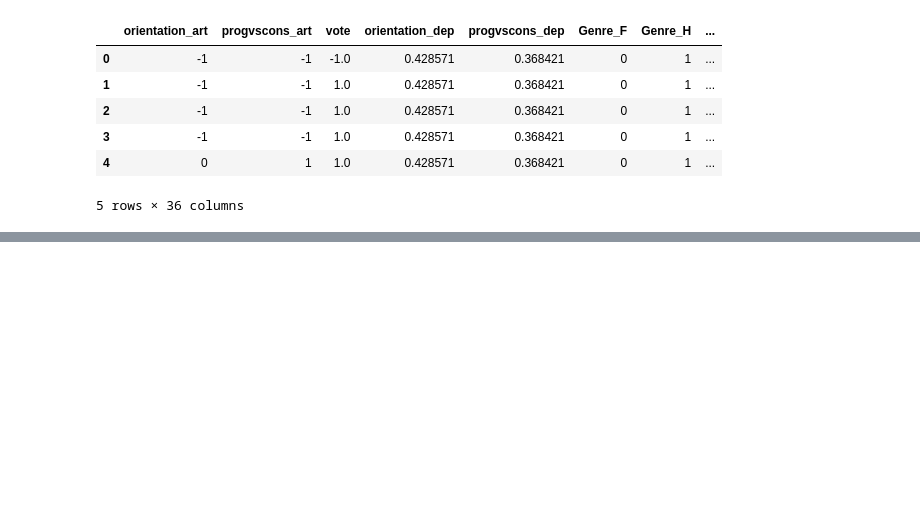
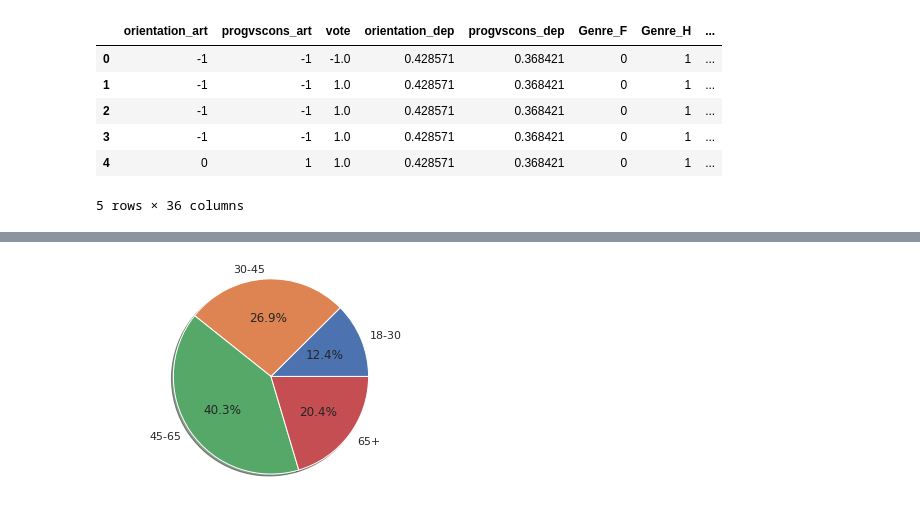
Before and after one commit to blanchemarion/project2_vote_pred, a Jupyter notebook: Code/new_data_processing.ipynb, the cells around one changed output, grey strips where cells are left out. Cells and saved outputs as stored; diff of their text form; code cells hidden in the pictures; blank space fills up the shorter version.

```diff
--- a/Code/new_data_processing.ipynb
+++ b/Code/new_data_processing.ipynb
@@ -189,5 +198,10 @@ Index(['name', 'group', 'Âge', 'vote', 'orientation', 'progvscons'], dtype='obj
 # %%
-prepared_df = pd.merge(final_df, counts_df, on=['name', 'group', 'Âge'], how='inner')
-prepared_df.rename(columns={'orientation_x': 'orientation_art', 'progvscons_x': 'progvscons_art', 'orientation_y': 'orientation_dep', 'progvscons_y': 'progvscons_dep'}, inplace=True)
-prepared_df.head(10)
+merged_df = pd.merge(final_df, counts_df, on=['name', 'group', 'Âge'], how='inner')
+merged_df.rename(columns={'orientation_x': 'orientation_art', 'progvscons_x': 'progvscons_art', 'orientation_y': 'orientation_dep', 'progvscons_y': 'progvscons_dep'}, inplace=True)
+print(merged_df.isnull().values.sum())
+merged_df = merged_df[~merged_df.isnull().any(axis=1)]
+print(merged_df.isnull().values.sum())
+merged_df = merged_df[merged_df['vote'] != 0]
+cat_df = merged_df.select_dtypes(include=['object']).copy()
+merged_df.head(10)
 # %% [output]
@@ -219,0 +256,12 @@ prepared_df.to_csv('dataSetForML.csv')
+# %%
+cat_df = cat_df.drop(['label', 'meaningYesText', 'meaningNoText', 'section', 'name'], axis=1)
+# %%
+labels = cat_df['Âge'].astype('category').cat.categories.tolist()
+counts = cat_df['Âge'].value_counts()
+sizes = [counts[var_cat] for var_cat in labels]
+fig1, ax1 = plt.subplots()
+ax1.pie(sizes, labels=labels, autopct='%1.1f%%', shadow=True) #autopct is show the % on plot
+ax1.axis('equal')
+plt.show()
+# %% [output]
+[figure, added]
```
Also changed, not shown: parts of 44 cells of this notebook, 8 other files.
